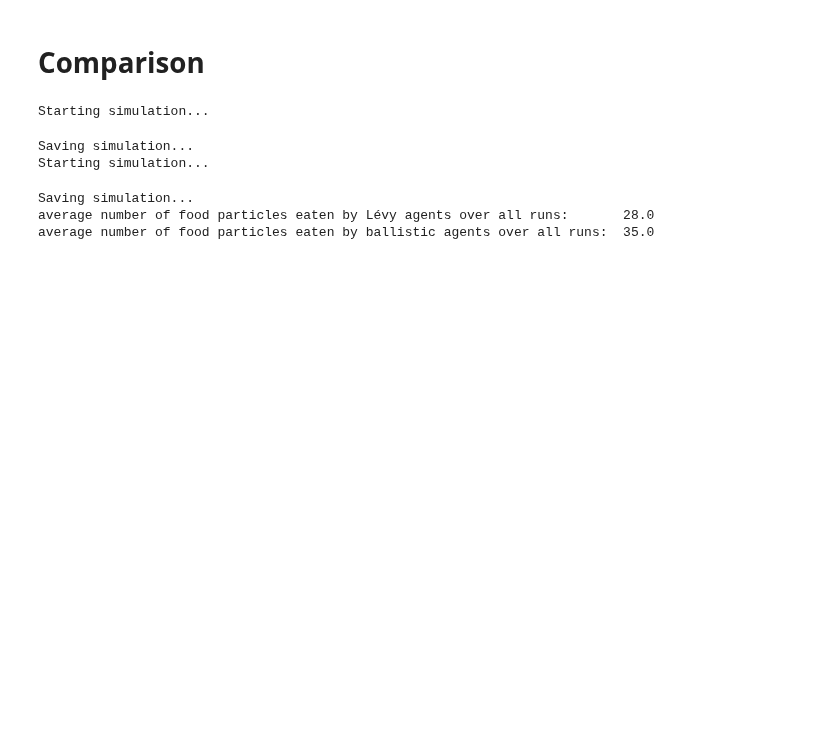
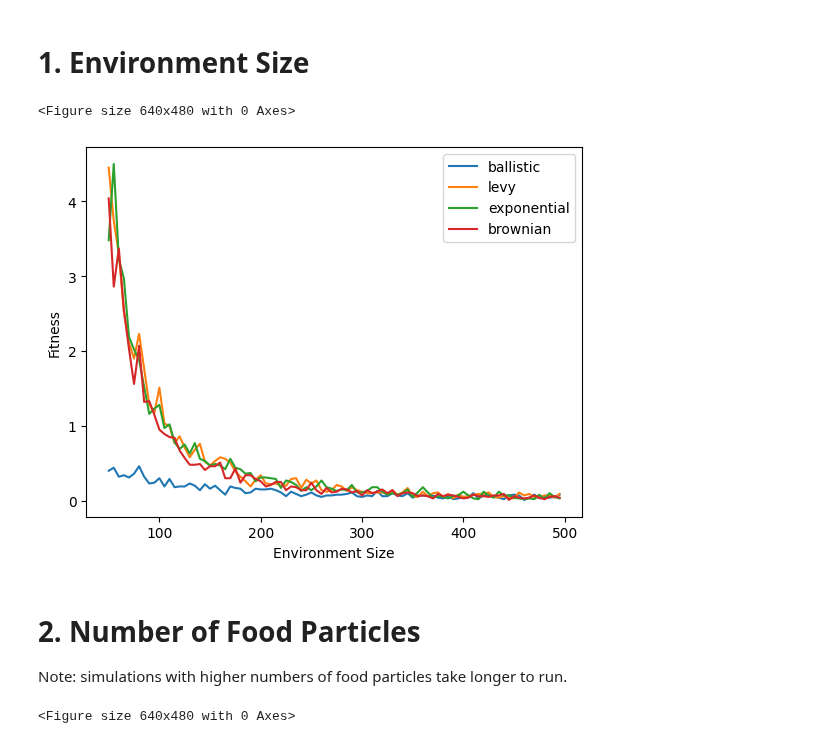
Before and after one commit to winlew/levy-agent-simulation, a Jupyter notebook: studies/exploration.ipynb, the cells around one changed output. Cells and saved outputs as stored; diff of their text form; code cells hidden in the pictures; blank space fills up the shorter version.

```diff
--- a/studies/exploration.ipynb
+++ b/studies/exploration.ipynb
@@ -95,19 +31,58 @@ def run_ballistic():
-# %% [markdown]
-# Comparison
-# %%
-for _ in range(RUNS):
-    run_lévy()
-    run_ballistic()
-
-# calculate average consumptions
-consumptions_levy = np.array(consumptions_levy)
-consumptions_ballistic = np.array(consumptions_ballistic)
-print('average number of food particles eaten by Lévy agents over all runs:      ', consumptions_levy.mean())
-print('average number of food particles eaten by ballistic agents over all runs: ', consumptions_ballistic.mean())
-# %% [output]
-Starting simulation...
-Saving simulation...
-Starting simulation...
-Saving simulation...
-average number of food particles eaten by Lévy agents over all runs:       28.0
-average number of food particles eaten by ballistic agents over all runs:  35.0
+# %% [markdown]
+# 1. Environment Size
+# %%
+plt.clf()
+data = {agent: [] for agent in agents}
+params.num_food = 50
+size_range = np.arange(50, 500, 5)
+
+def run_simulation(args):
+    size, agent = args
+    params.size = size
+    sim = Simulation(params, agent_classes[agent])
+    return agent, np.mean(sim.run(folder), axis=(0, 1))
+
+with Pool(10) as pool:
+    tasks = [(size, agent) for size in size_range for agent in agents]
+    results = list(tqdm(pool.imap_unordered(run_simulation, tasks), total=len(tasks)))
+
+for agent, result in results:
+    data[agent].append(result)
+# %% [output]
+<Figure size 640x480 with 0 Axes>
+# %%
+for agent_type, values in data.items():
+    plt.plot(size_range, values, label=agent_type)
+
+plt.legend()
+plt.xlabel('Environment Size')
+plt.ylabel('Fitness')
+path = Path(DATA_PATH)
+path.mkdir(parents=True, exist_ok=True)
+plt.savefig(path / 'environment_sizes.png')
+# %% [output]
+[figure, added]
+# %% [markdown]
+# 2. Number of Food Particles
+
+Note: simulations with higher numbers of food particles take longer to run.
+# %%
+plt.clf()
+data = {agent: [] for agent in agents}
+params.size = 200
+num_food_range = np.arange(10, 200, 5)
+
+def run_simulation(args):
+    num_food, agent = args
+    params.num_food = num_food
+    sim = Simulation(params, agent_classes[agent])
+    return agent, np.mean(sim.run(folder), axis=(0, 1))
+
+with Pool(10) as pool:
+    tasks = [(num_food, agent) for num_food in num_food_range for agent in agents]
+    results = list(tqdm(pool.imap_unordered(run_simulation, tasks), total=len(tasks)))
+
+for agent, result in results:
+    data[agent].append(result)
+# %% [output]
+<Figure size 640x480 with 0 Axes>
```
Also changed, not shown: parts of 15 cells of this notebook.
